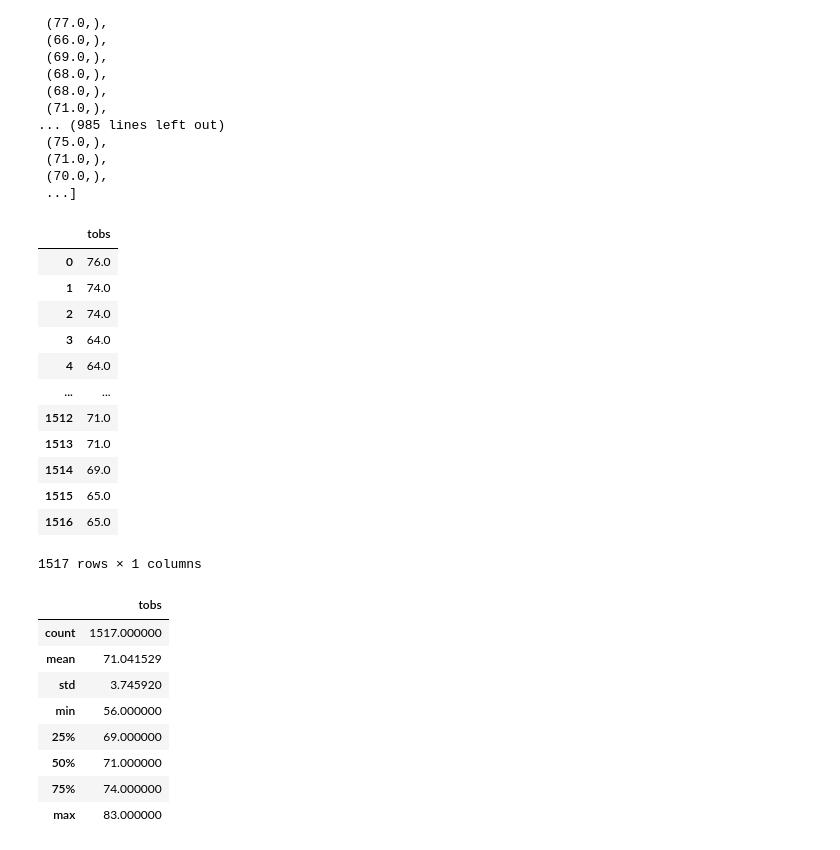
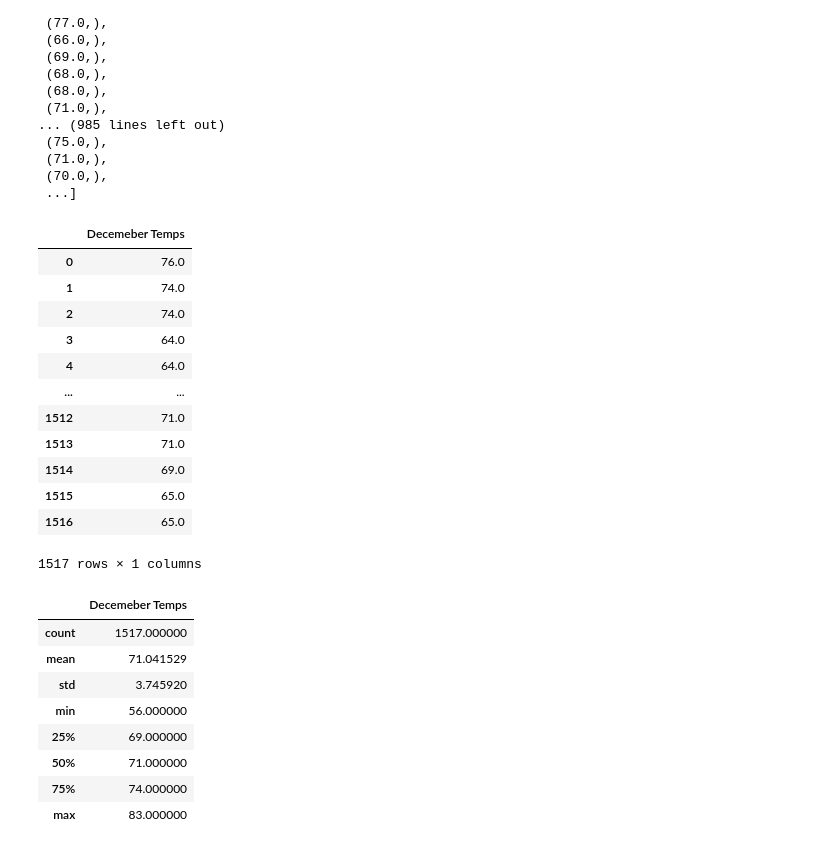
Before and after one commit to lucasbratland/surfs_up, a Jupyter notebook: SurfsUp_Challenge.ipynb, the cells around one changed output. Saved outputs shown, nothing was run; the diff lists cells and outputs as text; code cells hidden in the pictures.

Commit message:
added extra code for summary

```diff
--- a/SurfsUp_Challenge.ipynb
+++ b/SurfsUp_Challenge.ipynb
@@ -92,7 +92,7 @@ results = session.query(Measurement.tobs).filter(extract('month', Measurement.da
 # %%
 # 7. Convert the December temperatures to a list.
-temps = session.query(Measurement.tobs).filter(extract('month', Measurement.date)==12).all()
-temps
+dec_temps = session.query(Measurement.tobs).filter(extract('month', Measurement.date)==12).all()
+dec_temps
 # %% [output]
 [(76.0,),
  (74.0,),
@@ -113,10 +113,10 @@ temps
  ...]
 # %%
 # 8. Create a DataFrame from the list of temperatures for the month of December.
-df = pd.DataFrame(temps, columns=["Decemeber Temops"])
-df
+dec_df = pd.DataFrame(dec_temps, columns=["Decemeber Temps"])
+dec_df
 # %% [output]
-|  | tobs |
+|  | Decemeber Temps |
 | 0 | 76.0 |
 | 1 | 74.0 |
 | 2 | 74.0 |
@@ -131,9 +131,9 @@ df
 1517 rows × 1 columns
 # %%
 # 9. Calculate and print out the summary statistics for the Decemeber temperature DataFrame.
-df.describe()
+dec_df.describe()
 # %% [output]
-|  | tobs |
+|  | Decemeber Temps |
 | count | 1517.000000 |
 | mean | 71.041529 |
 | std | 3.745920 |
```
Also changed, not shown: parts of 5 cells of this notebook.
